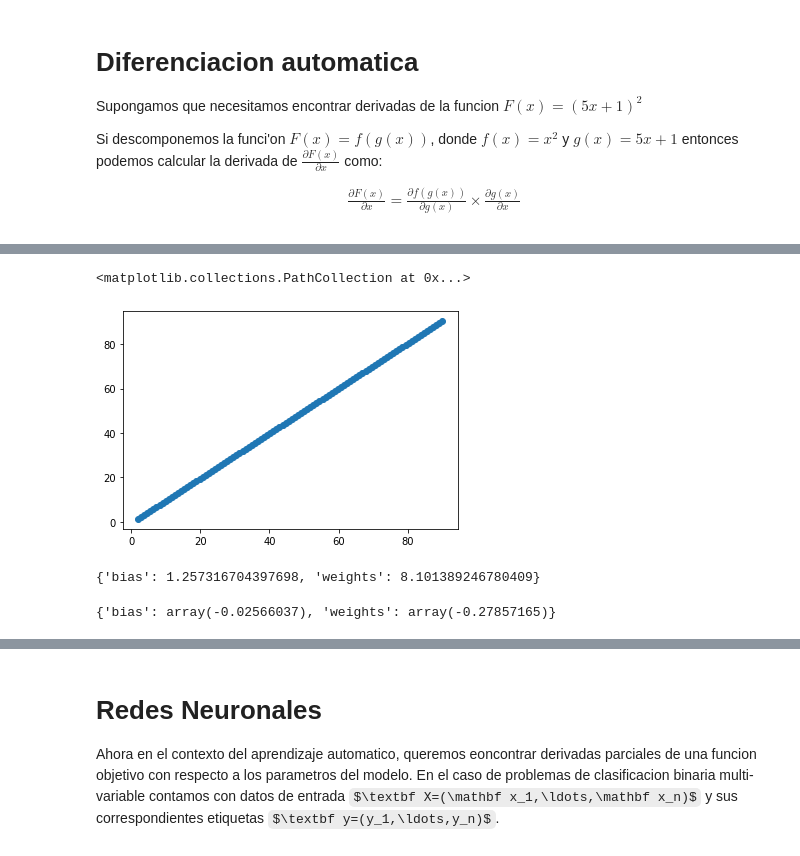
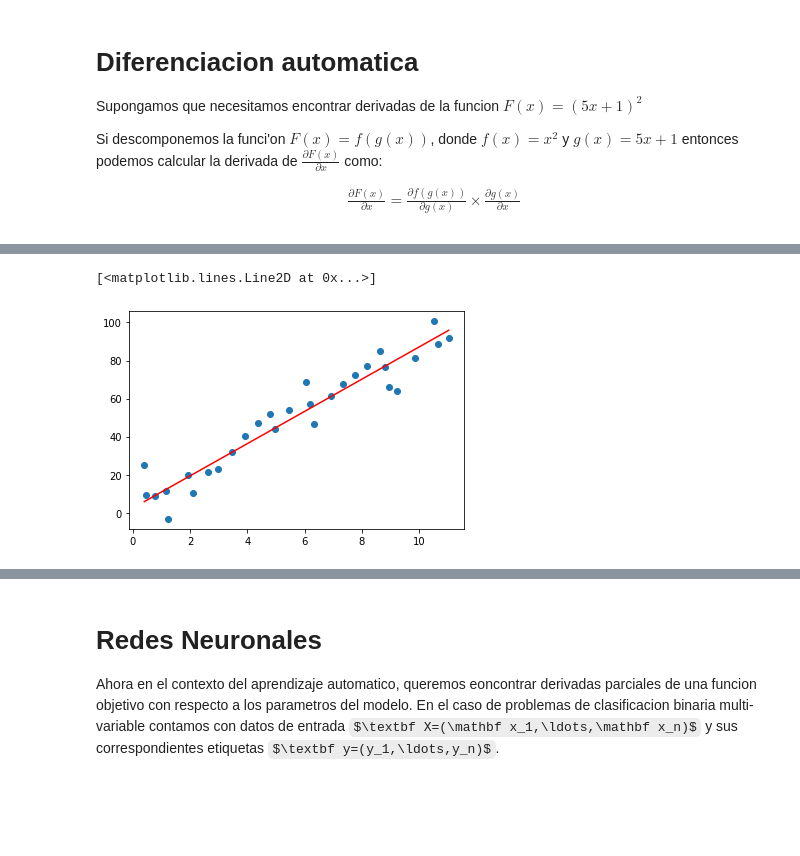
Before and after one commit to sherna90/inteligencia_artificial, a Jupyter notebook: 4.-Redes_Neuronales.ipynb, the cells around one changed output, grey strips where cells are left out. Saved outputs shown, nothing was run; the diff lists cells and outputs as text; code cells hidden in the pictures; some formulas as TeX source; blank space fills up the shorter version.

```diff
--- a/4.-Redes_Neuronales.ipynb
+++ b/4.-Redes_Neuronales.ipynb
@@ -50,16 +60,22 @@ plt.plot(X,y)
 # %%
+def rmse(y_true,y_hat):
+  return jnp.sqrt(jnp.mean((y_true-y_hat)**2))
 
-par={'weights':np.random.normal(0,.1),'bias':np.random.normal(0,.1)}
-
-def rmse(y_true,y_hat):
-  return np.sqrt(np.sum((y_true-y_hat)**2))
-
-def net(X,par):
-  return np.dot(X,par['weights'])+par['bias']
+def net(X,params):
+  return jnp.dot(jnp.expand_dims(X,axis=-1),params['weight'])+params['bias']
 
 def training_loss(par):
-  n_data=len(y)
   y_hat=net(X,par)
-  return rmse(y,y_hat)*(1./n_data)
-
-grad_theta=grad(training_loss)
+  return rmse(y,y_hat)
+# %%
+def random_layer_params(key,input_dim=1, scale=1e-2):
+  w_key, b_key = random.split(key)
+  return scale * random.normal(w_key,(input_dim,)), scale * random.normal(b_key, (1,))
+
+def init_model_params(model_key,input_dim=1):
+  params=dict()
+  params['weight'],params['bias']=random_layer_params(model_key,input_dim, scale=1e-2)
+  return params
+
+model_key=random.PRNGKey(32)
+params=init_model_params(model_key)
@@ -65,0 +87,2 @@ grad_theta=grad(training_loss)
+# %%
+training_loss(params)
@@ -79,5 +107,5 @@ def train_net(par,iterations,eta=0.1):
         print("Iteration : {0}, Trained loss: {1:0.4f}".format(i,training_loss(par)))
     return par,loss_history
 # %%
-par,loss=train_net(par,1000,1e-2)
+params,loss=train_net(params,10000,eta=1e-2)
 # %% [output]
@@ -99,15 +127,8 @@ plt.plot(loss)
 # %%
-y_hat=net(X,par)
+y_hat=net(X,params)
 
-plt.scatter(y,y_hat)
+plt.scatter(X,y)
+plt.plot(X,y_hat,'r-')
 # %% [output]
-<matplotlib.collections.PathCollection at 0x...>
+[<matplotlib.lines.Line2D at 0x...>]
-[figure, old version]
+[figure, new version]
-# %%
-par
-# %% [output]
-{'bias': 1.257316704397698, 'weights': 8.101389246780409}
-# %%
-training_gradient_fun(par)
-# %% [output]
-{'bias': array(-0.02566037), 'weights': array(-0.27857165)}
```
Also changed, not shown: parts of 68 cells of this notebook.
